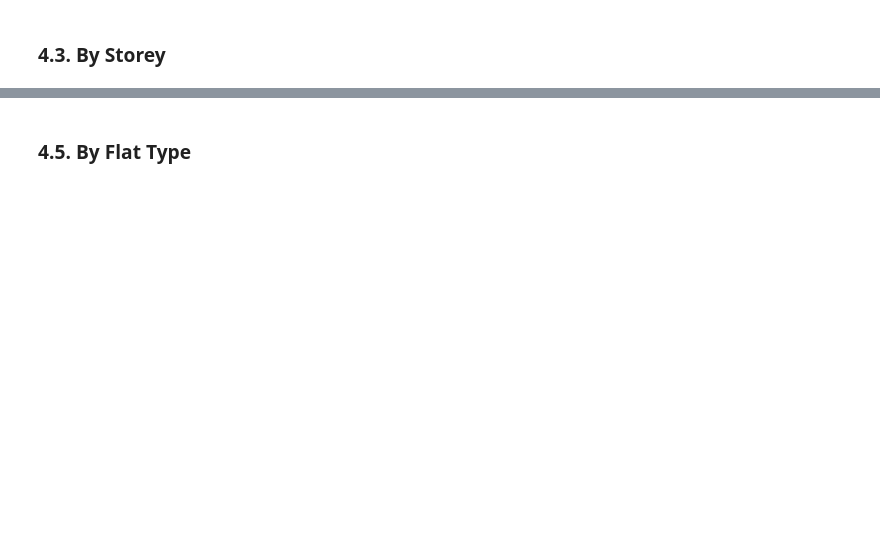
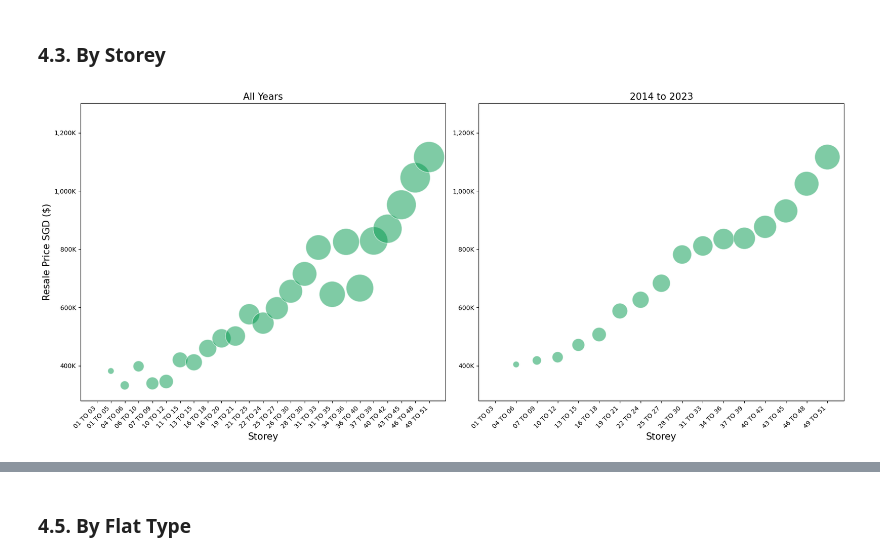
Before and after one commit to wlsoo1214/Analysis-of-HDB-Resale-Prices-in-Singapore, a Jupyter notebook: src/hdb_notebook.ipynb, the cells around one changed output, grey strips where cells are left out. Saved outputs shown, nothing was run; the diff lists cells and outputs as text; code cells hidden in the pictures; blank space fills up the shorter version.

```diff
--- a/src/hdb_notebook.ipynb
+++ b/src/hdb_notebook.ipynb
@@ -769,2 +809,45 @@ plt.show()
 # %% [markdown]
 ### 4.3. By Storey
+# %%
+# All years
+storey_all_years = prices.groupby('storey_range')['real_price'].median().reset_index().sort_values(by='storey_range')
+storey_all_years['storey_rank'] = storey_all_years['storey_range'].astype('category').cat.codes
+
+# 2014-2023
+filtered_prices = prices[prices['transaction_date'].dt.year.isin(range(2014, 2024))]
+storey_2014_2023 = filtered_prices.groupby('storey_range')['real_price'].median().reset_index().sort_values(by='storey_range')
+storey_2014_2023['storey_rank'] = storey_2014_2023['storey_range'].astype('category').cat.codes
+
+# Bubble plot
+fig, (ax1, ax2) = plt.subplots(1, 2, figsize=(18, 8))
+
+# Plot for All Years
+sns.scatterplot(x=storey_all_years['storey_range'], y=storey_all_years['real_price'],
+                s=storey_all_years['storey_rank'].astype('int')*100, color='#00994d',
+                edgecolors='w', alpha=0.5, ax=ax1)
+
+ax1.set_ylim([280000, 1300000])
+ylabels = ['{:,.0f}'.format(x) + 'K' for x in ax1.get_yticks()/1000]
+ax1.set_yticklabels(ylabels)
+ax1.set_ylabel('Resale Price SGD ($)', size=15)
+ax1.set_xlabel('Storey', size=15)
+ax1.set_title('All Years', size=15)
+ax1.set_xticklabels(storey_all_years['storey_range'], rotation=45, ha='right')
+
+# Plot for 2014 to 2023
+sns.scatterplot(x=storey_2014_2023['storey_range'], y=storey_2014_2023['real_price'],
+                s=storey_2014_2023['storey_rank'].astype('int')*100, color='#00994d',
+                edgecolors='w', alpha=0.5, ax=ax2)
+
+ax2.set_ylim([280000, 1300000])
+ylabels = ['{:,.0f}'.format(x) + 'K' for x in ax2.get_yticks()/1000]
+ax2.set_yticklabels(ylabels)
+ax2.set_ylabel('')
+ax2.set_xlabel('Storey', size=15)
+ax2.set_title('2014 to 2023', size=15)
+ax2.set_xticklabels(storey_2014_2023['storey_range'], rotation=45, ha='right')
+
+plt.tight_layout()
+plt.show()
+# %% [output]
+[figure, added]
```
Also changed, not shown: parts of 29 cells of this notebook, 1 other file.
